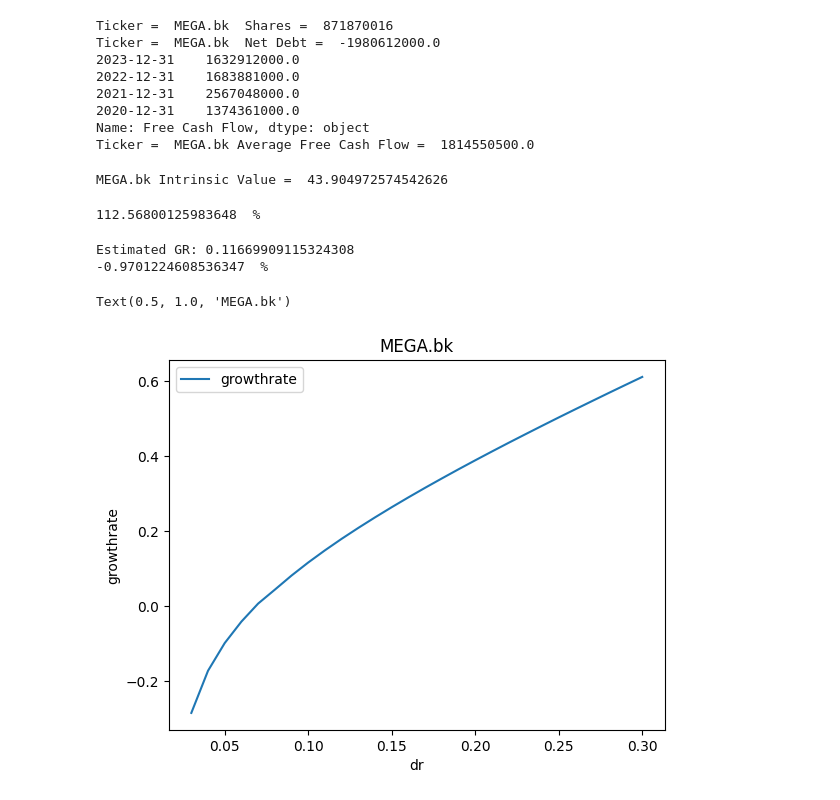
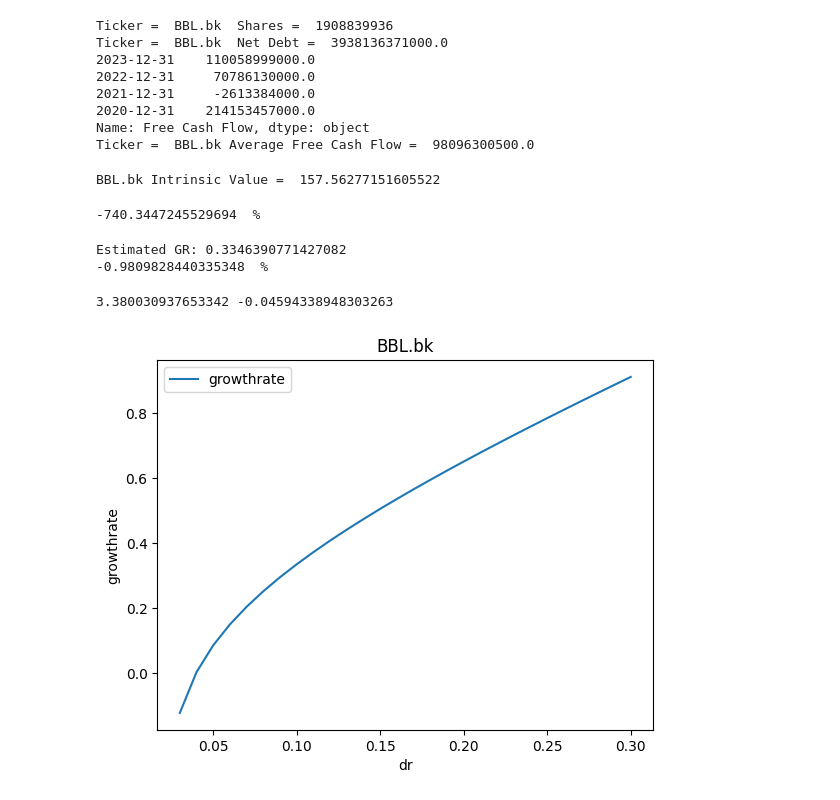
Before and after one commit to NarasetS/StockTH_Valuation, a Jupyter notebook: Exe_1_Inverse_DCF.ipynb, the cells around one changed output. Drawn from its saved outputs; the diff is of its cells as text; code cells hidden in the pictures.

```diff
--- a/Exe_1_Inverse_DCF.ipynb
+++ b/Exe_1_Inverse_DCF.ipynb
@@ -3,9 +3,16 @@ import pandas as pd
 import yfinance as yf
 import numpy as np
 # %%
-ticker = 'MEGA.bk'
+ticker = 'BBL.bk'
 data = yf.Ticker(ticker)
 print(data.info)
 print(data.info['currentPrice'])
 currentprice = data.info['currentPrice']
+
+dr = 0.10
+gr = 0.335
+tgr = 0.02
+year_growth = 3
+year_sustain = 7
+growth_to_sustain_ratio = 0.35
 # %% [output]
@@ -22,7 +49,7 @@ print('Ticker = ',ticker,' Shares = ',shares)
 try:
     totalnoncurrentliabilities = data.balancesheet.loc[data.balancesheet.index == 'Total Non Current Liabilities Net Minority Interest'].values[0][0] - data.balancesheet.loc[data.balancesheet.index == 'Cash And Cash Equivalents'].values[0][0]
 except:
-    totalnoncurrentliabilities = data.balancesheet.loc[data.balancesheet.index == 'Long Term Debt And Capital Lease Obligation'].values[0][0] - data.balancesheet.loc[data.balancesheet.index == 'Cash And Cash Equivalents'].values[0][0]
+    totalnoncurrentliabilities = data.balancesheet.loc[data.balancesheet.index == 'Total Liabilities Net Minority Interest'].values[0][0] - data.balancesheet.loc[data.balancesheet.index == 'Cash And Cash Equivalents'].values[0][0]
 print('Ticker = ',ticker,' Net Debt = ',totalnoncurrentliabilities)
 
 ## Average Free Cash Flow ##
@@ -31,21 +58,16 @@ averagefreecashflow = data.cash_flow.T['Free Cash Flow'].dropna()[:year].mean()
 print(data.cash_flow.T['Free Cash Flow'].dropna()[:year])
 print('Ticker = ',ticker,'Average Free Cash Flow = ',averagefreecashflow)
 # %% [output]
-Ticker =  MEGA.bk  Shares =  871870016
-Ticker =  MEGA.bk  Net Debt =  -1980612000.0
-2023-12-31    1632912000.0
-2022-12-31    1683881000.0
-2021-12-31    2567048000.0
-2020-12-31    1374361000.0
+Ticker =  BBL.bk  Shares =  1908839936
+Ticker =  BBL.bk  Net Debt =  3938136371000.0
+2023-12-31    110058999000.0
+2022-12-31     70786130000.0
+2021-12-31     -2613384000.0
+2020-12-31    214153457000.0
 Name: Free Cash Flow, dtype: object
-Ticker =  MEGA.bk Average Free Cash Flow =  1814550500.0
+Ticker =  BBL.bk Average Free Cash Flow =  98096300500.0
 # %%
 ##### Create a DCF Function ######
-dr = 0.10
-tgr = 0.02
-year_growth = 3
-year_sustain = 7
-growth_to_sustain_ratio = 0.3
 
 def intrinsic_value(
         shares,
@@ -74,10 +96,10 @@ print(ticker + ' Intrinsic Value = ',
         growth_to_sustain_ratio,
         dr,
         tgr,
-        0.15
+        gr
         ))
 # %% [output]
-MEGA.bk Intrinsic Value =  43.904972574542626
+BBL.bk Intrinsic Value =  157.56277151605522
 # %%
 ### Put current price as a target ###
 
@@ -110,12 +132,12 @@ print(intrinsic_value_diff_currentprice(
         dr,
         tgr,
         currentprice,
-        0.3288461864681969
+        0.15
         )*100," % ")
 # %% [output]
-112.56800125983648  %
+-740.3447245529694  %
 # %%
-def newton_raphson_method(initial_guess, tolerance, max_iterations,
+def newton_raphson_method(
             shares,
             totalnoncurrentliabilities,
             averagefreecashflow,
@@ -126,7 +148,11 @@ def newton_raphson_method(initial_guess, tolerance, max_iterations,
             tgr,
             currentprice):
 
+    initial_guess = 0.01
+    tolerance = 0.01
+    max_iterations = 100000
     x_n = initial_guess
+
     for iteration in range(max_iterations):
     # while (True):
         f_x = intrinsic_value_diff_currentprice(
@@ -154,7 +180,7 @@ initial_guess = 0.01
 tolerance = 0.01
 max_iterations = 100000
 
-root = newton_raphson_method(initial_guess, tolerance, max_iterations,
+root = newton_raphson_method(
             shares,
             totalnoncurrentliabilities,
             averagefreecashflow,
@@ -180,24 +206,27 @@ print(intrinsic_value_diff_currentprice(
         root
         ) * 100," % ")
 # %% [output]
-Estimated GR: 0.11669909115324308
--0.9701224608536347  %
+Estimated GR: 0.3346390771427082
+-0.9809828440335348  %
 # %%
 dr_list = [dr*0.01 for dr in range(int((tgr*100)+1),31,1)]
 df = pd.DataFrame(index=dr_list,columns=['growthrate'])
 
-growthrate = [ newton_raphson_method(initial_guess, tolerance, max_iterations,
+growthrate = [ newton_raphson_method(
             shares,
             totalnoncurrentliabilities,
             averagefreecashflow,
             year_growth,
             year_sustain,
             growth_to_sustain_ratio,
             dr,
             tgr,
             currentprice) for dr in dr_list]
 df['growthrate'] = growthrate
 df.plot(xlabel='dr', ylabel='growthrate').set_title(ticker)
+
+beta, alpha = np.polyfit(np.array(df.index).astype('float64'), np.array(df['growthrate']).astype('float64'),1)
+print(beta,alpha)
 # %% [output]
-Text(0.5, 1.0, 'MEGA.bk')
+3.380030937653342 -0.04594338948303263
-[figure, old version]
+[figure, new version]
```
Also changed, not shown: parts of 2 cells of this notebook.
